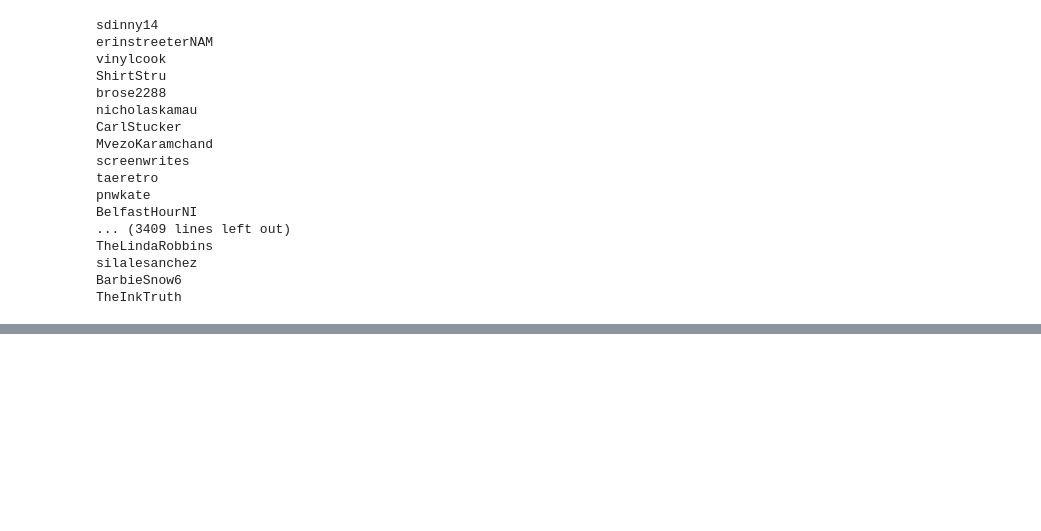
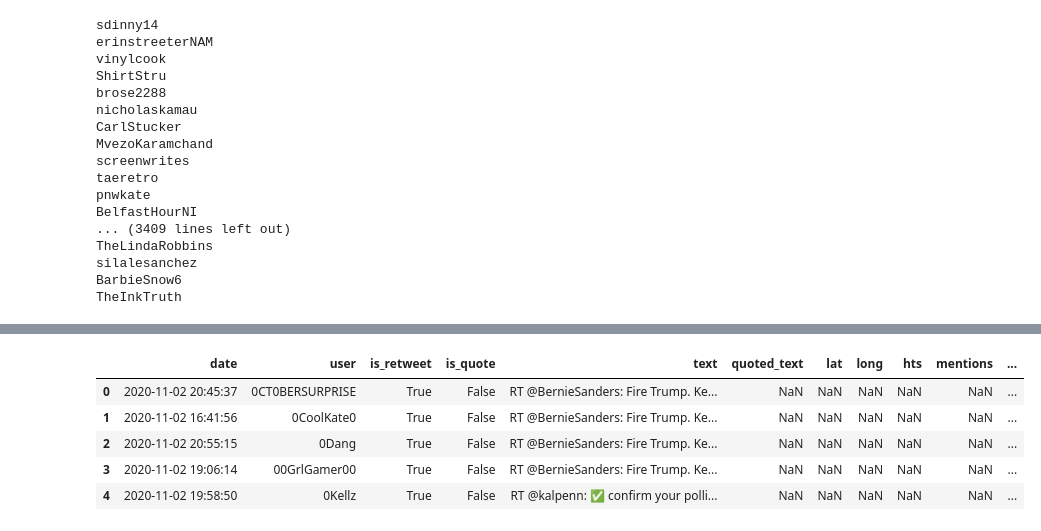
Before and after one commit to Dededon/COVID_Twitter, a Jupyter notebook: user_analysis.ipynb, the cells around one changed output, grey strips where cells are left out. Drawn from its saved outputs; the diff is of its cells as text; code cells hidden in the pictures; blank space fills up the shorter version.

```diff
--- a/user_analysis.ipynb
+++ b/user_analysis.ipynb
@@ -91,0 +100,9 @@ clu_1 = cluster_result[cluster_result['cluster']==1]
+# %%
+mask.head()
+# %% [output]
+|  | date | user | is_retweet | is_quote | text | quoted_text | lat | long | hts | mentions | ... |
+| 0 | 2020-11-02 20:45:37 | 0CT0BERSURPRISE | True | False | RT @BernieSanders: Fire Trump. Ke... | NaN | NaN | NaN | NaN | NaN | ... |
+| 1 | 2020-11-02 16:41:56 | 0CoolKate0 | True | False | RT @BernieSanders: Fire Trump. Ke... | NaN | NaN | NaN | NaN | NaN | ... |
+| 2 | 2020-11-02 20:55:15 | 0Dang | True | False | RT @BernieSanders: Fire Trump. Ke... | NaN | NaN | NaN | NaN | NaN | ... |
+| 3 | 2020-11-02 19:06:14 | 00GrlGamer00 | True | False | RT @BernieSanders: Fire Trump. Ke... | NaN | NaN | NaN | NaN | NaN | ... |
+| 4 | 2020-11-02 19:58:50 | 0Kellz | True | False | RT @kalpenn: ✅ confirm your polli... | NaN | NaN | NaN | NaN | NaN | ... |
```
Also changed, not shown: parts of 7 cells of this notebook.
